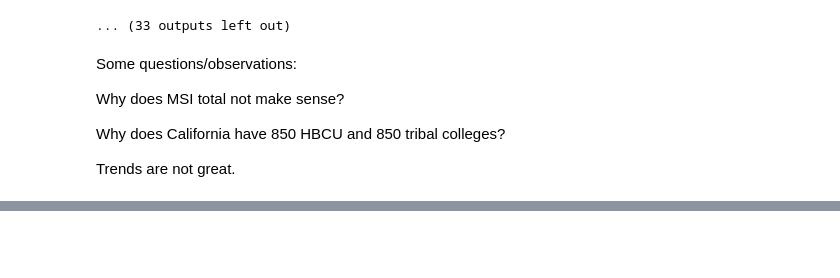
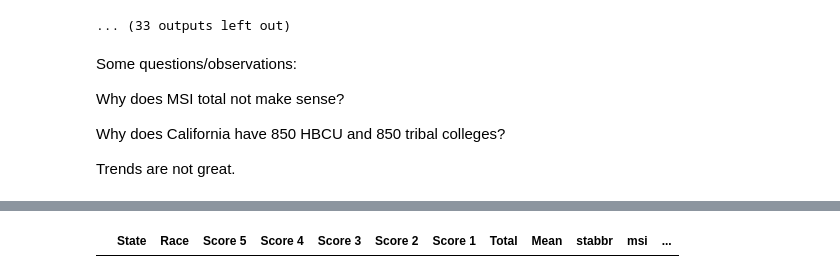
Before and after one commit to mcelhens/AP-Outcomes-to-University-Metrics, a Jupyter notebook: Minority_considerations.ipynb, the cells around one changed output, grey strips where cells are left out. Cells and saved outputs as stored; diff of their text form; code cells hidden in the pictures; blank space fills up the shorter version.

```diff
--- a/Minority_considerations.ipynb
+++ b/Minority_considerations.ipynb
@@ -143,3 +127,7 @@ outcomes_ap_carnegie
+# %%
+outcomes_ap_carnegie.loc[outcomes_ap_carnegie['hbcu']>=100].loc[outcomes_ap_carnegie['stabbr']=='CA']
+# %% [output]
+|  | State | Race | Score 5 | Score 4 | Score 3 | Score 2 | Score 1 | Total | Mean | stabbr | msi | ... |
 # %%
 correlations={}
 for race in minorities_ap:
```
Also changed, not shown: parts of 4 cells of this notebook, 8 other files.
